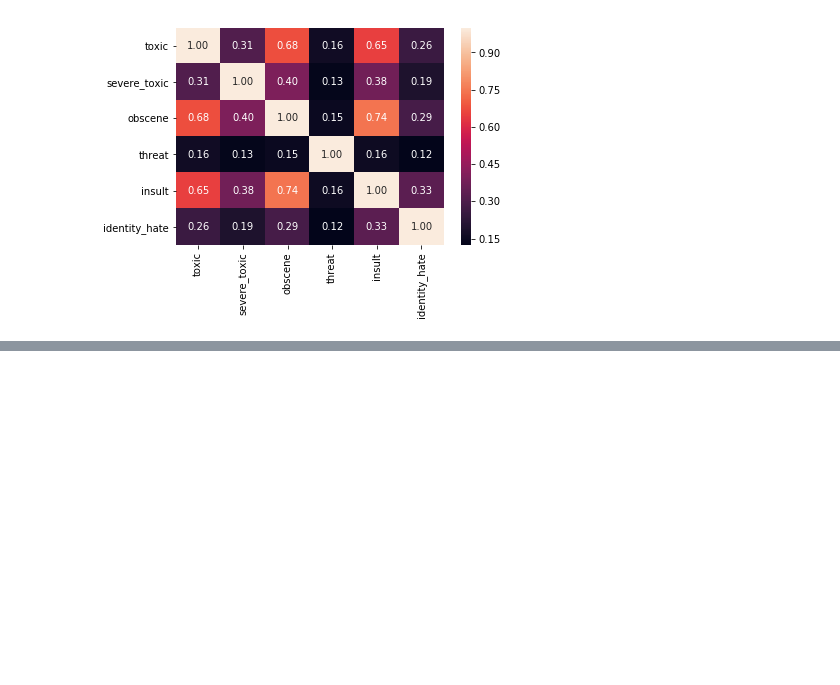
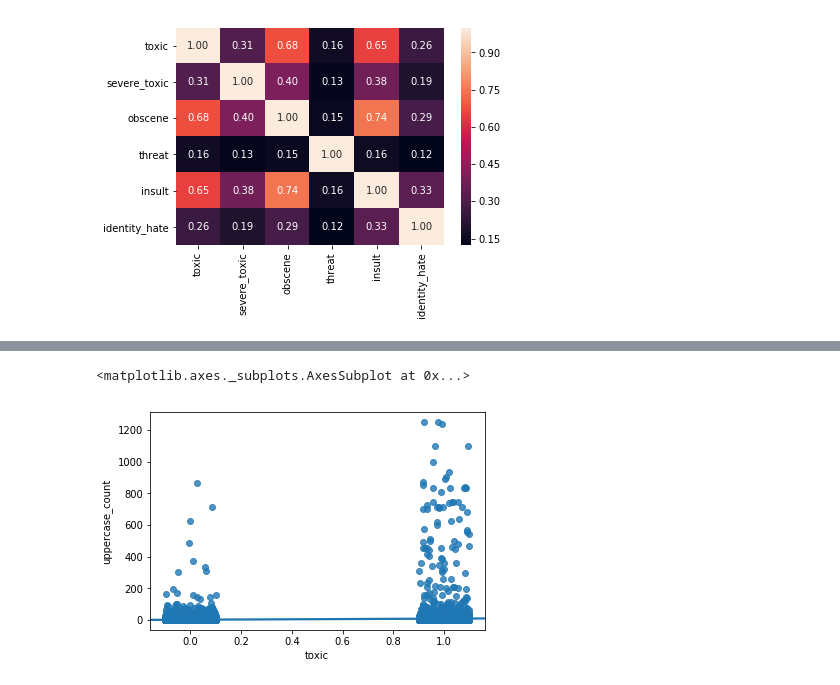
Before and after one commit to joaeechew/toxic, a Jupyter notebook: notebooks/0-jc-eda.ipynb, the cells around one changed output, grey strips where cells are left out. Saved outputs shown, nothing was run; the diff lists cells and outputs as text; code cells hidden in the pictures; blank space fills up the shorter version.

```diff
--- a/notebooks/0-jc-eda.ipynb
+++ b/notebooks/0-jc-eda.ipynb
@@ -67,0 +106,10 @@ sns.heatmap(corr, annot=True, fmt='.2f')
+# %%
+df['processed'] = df['comment_text'].str.split()
+# %%
+from collections import Counter
+df['uppercase_count'] = df['processed'].apply(lambda x: sum(1 for t in x if t.isupper() and len(t)>2))
+# %%
+sns.regplot(x="toxic", y="uppercase_count", data=df, x_jitter=0.1)
+# %% [output]
+<matplotlib.axes._subplots.AxesSubplot at 0x...>
+[figure, added]
```
Also changed, not shown: parts of 11 cells of this notebook, 26 other files.
